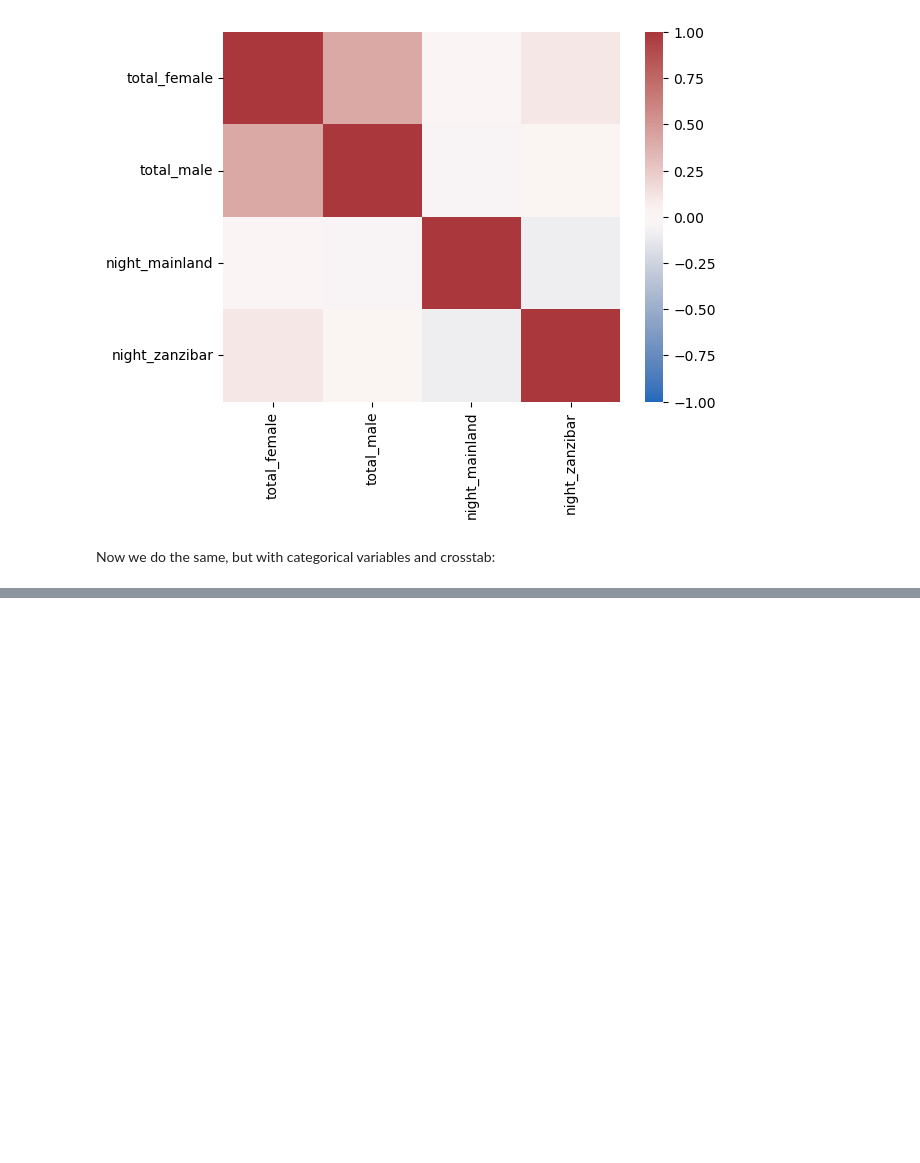
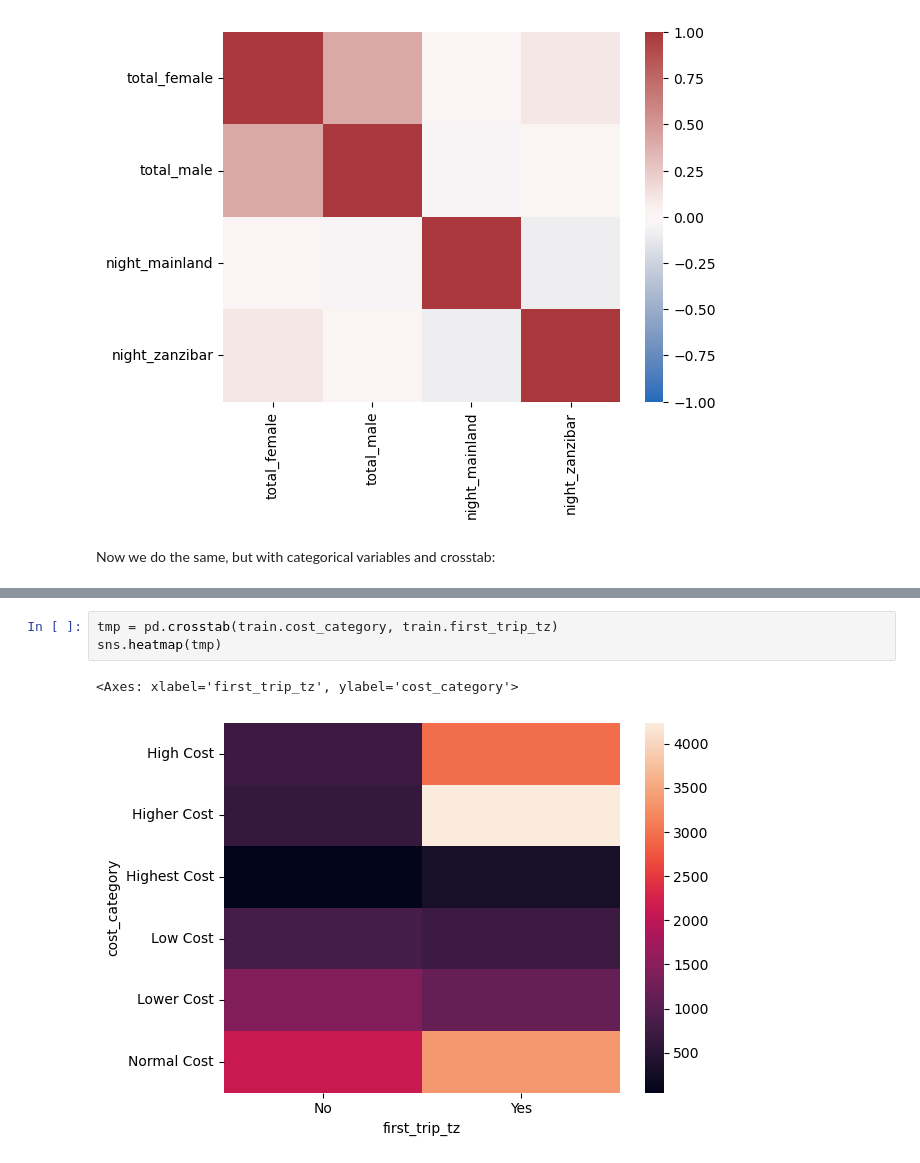
Before and after one commit to dylannguyen2809/ai4d, a Jupyter notebook: data-exploration.ipynb, the cells around one changed output, grey strips where cells are left out. Drawn from its saved outputs; the diff is of its cells as text; blank space fills up the shorter version.

```diff
--- a/data-exploration.ipynb
+++ b/data-exploration.ipynb
@@ -197,0 +205,6 @@ sns.heatmap(cost_by_country)
+# %%
+tmp = pd.crosstab(train.cost_category, train.first_trip_tz)
+sns.heatmap(tmp)
+# %% [output]
+<Axes: xlabel='first_trip_tz', ylabel='cost_category'>
+[figure, added]
```
Also changed, not shown: parts of 8 cells of this notebook, 1 other file.
